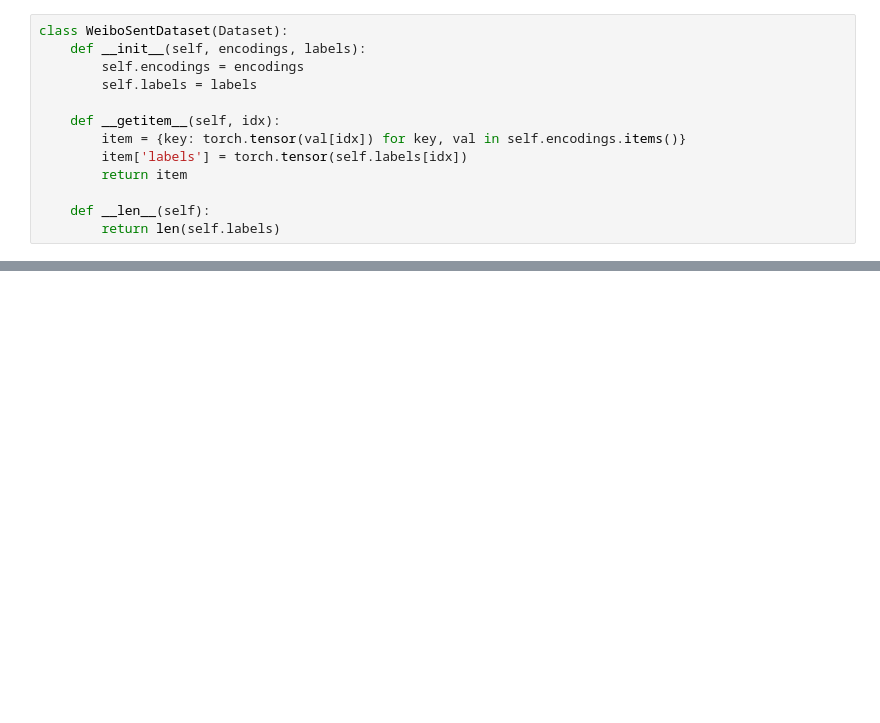
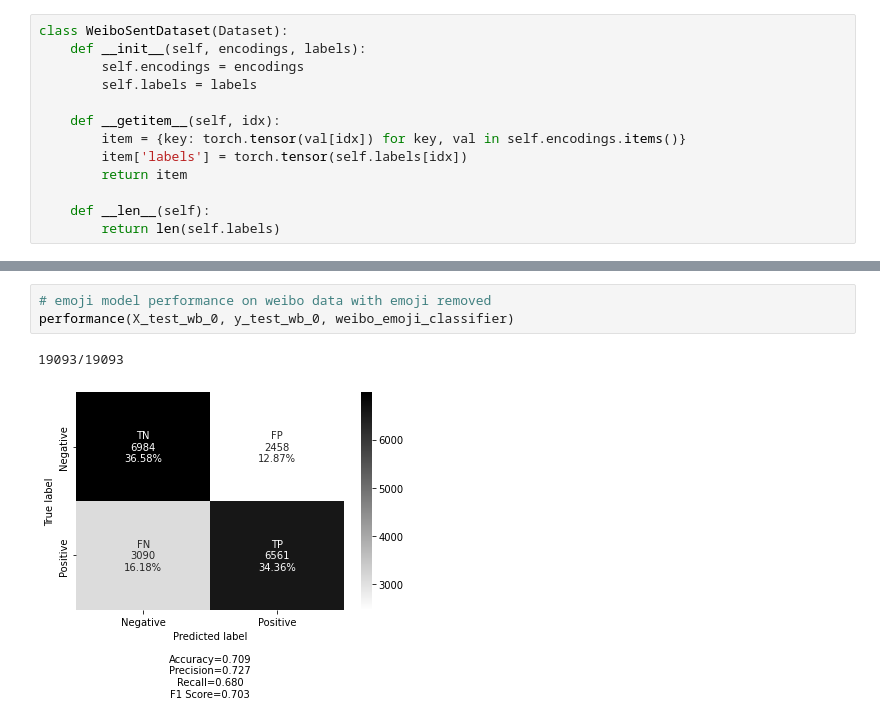
Before and after one commit to DS-GA-1012-Final-Project-Group-12/Emoji-Based-Chinese-Sentiment-Analysis, a Jupyter notebook: fine_tuning_roberta.ipynb, the cells around one changed output, grey strips where cells are left out. Drawn from its saved outputs; the diff is of its cells as text; blank space fills up the shorter version.

```diff
--- a/fine_tuning_roberta.ipynb
+++ b/fine_tuning_roberta.ipynb
@@ -278,0 +369,6 @@ performance(X_test_2_filtered, y_test_2_filtered, classifier)
+# %%
+# emoji model performance on weibo data with emoji removed
+performance(X_test_wb_0, y_test_wb_0, weibo_emoji_classifier)
+# %% [output]
+19093/19093
+[figure, added]
```
Also changed, not shown: parts of 82 cells of this notebook, 1 other file.
